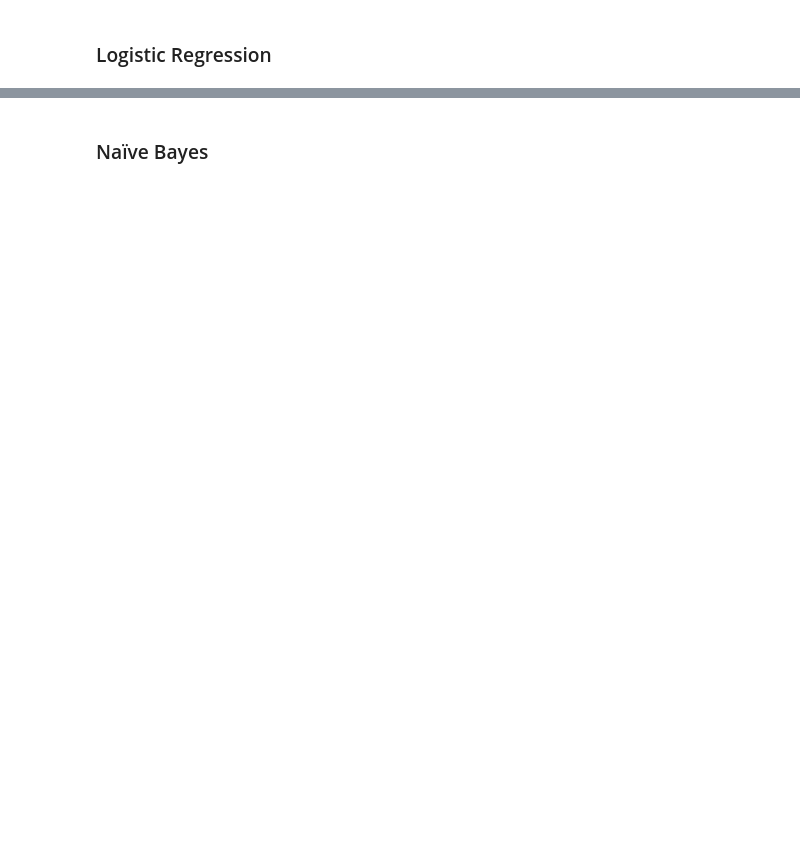
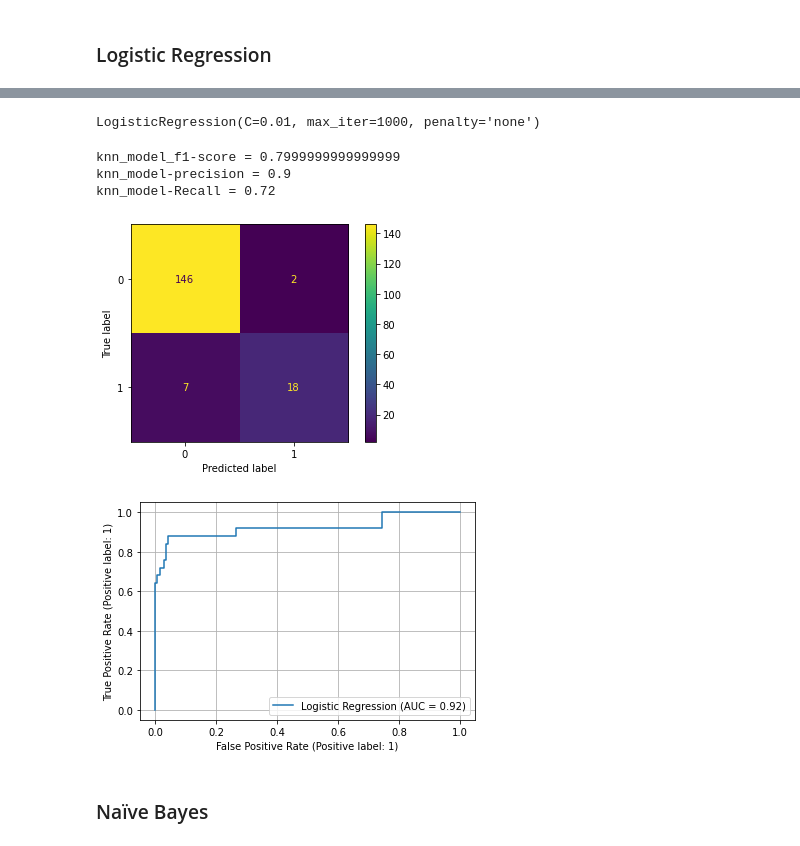
Before and after one commit to MMostafa-Hub/COVID-19-Outcome-Prediction, a Jupyter notebook: COVID-19 Outcome Prediction.ipynb, the cells around one changed output, grey strips where cells are left out. Saved outputs shown, nothing was run; the diff lists cells and outputs as text; code cells hidden in the pictures; blank space fills up the shorter version.

```diff
--- a/COVID-19 Outcome Prediction.ipynb
+++ b/COVID-19 Outcome Prediction.ipynb
@@ -82,0 +109,20 @@ f1-score = 0.76
+# %%
+# Identifing differenet hyperparameter to tune
+param_grid = [
+    {
+        'penalty': ['l2', 'none'],
+        'C':np.logspace(-2, 2, 10),
+        'max_iter':[1000,1500,2000]
+    }
+]
+# %%
+from sklearn.linear_model import LogisticRegression
+from sklearn.model_selection import GridSearchCV
+
+log_classifier = LogisticRegression()
+
+# GridSearchCV finds the best combinatins of the hyperparameters in param_grid
+# the score to log_clf_cv which is the best classifier is Recall
+log_clf_cv = GridSearchCV(log_classifier, param_grid, cv=10, scoring='recall')
+# %%
+best_log_clf = log_clf_cv.fit(X_train,y_train)
@@ -83,2 +147,27 @@ f1-score = 0.76
+# %%
+best_log_clf.best_estimator_
+# %% [output]
+LogisticRegression(C=0.01, max_iter=1000, penalty='none')
+# %%
+from sklearn.metrics import plot_confusion_matrix, auc, roc_curve, RocCurveDisplay,plot_roc_curve
+
+# making predictions
+y_predict_log = best_log_clf.predict(X_test)
+
+# Confusion Matrix
+plot_confusion_matrix(best_log_clf, X_test, y_test)
+
+# Precision, Recall, f1-score
+print(f"knn_model_f1-score = {f1_score(y_test, y_predict_log)}\nknn_model-precision = {precision_score(y_test,y_predict_log)}\nknn_model-Recall = {recall_score(y_test,y_predict_log)}")
+
+# ROC curve
+plot_roc_curve(best_log_clf, X_test, y_test, name='Logistic Regression')
+plt.grid()
+# %% [output]
+knn_model_f1-score = 0.7999999999999999
+knn_model-precision = 0.9
+knn_model-Recall = 0.72
+[figure, added]
+[figure, added]
 # %% [markdown]
 ### Naïve Bayes
```
Also changed, not shown: parts of 15 cells of this notebook.
